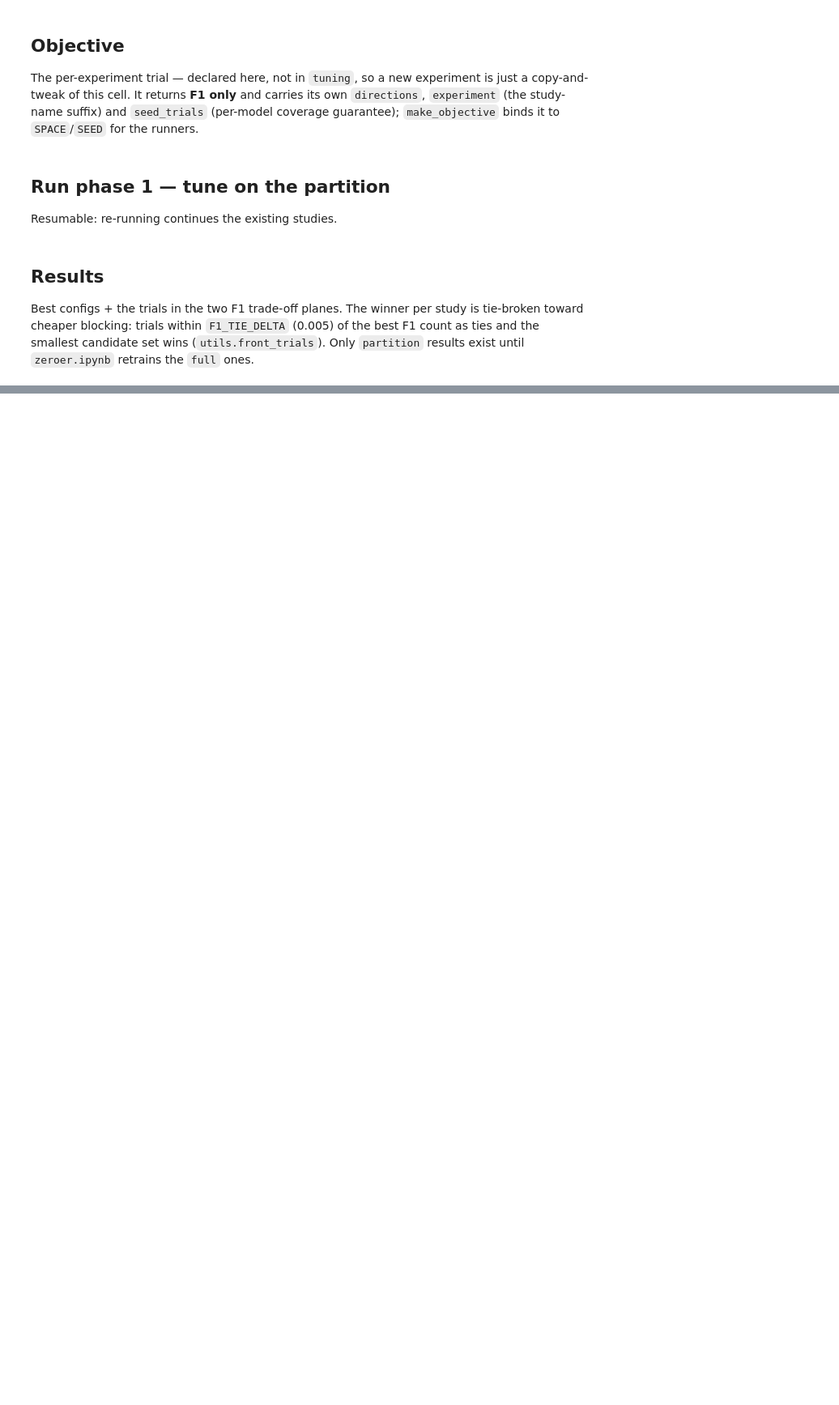
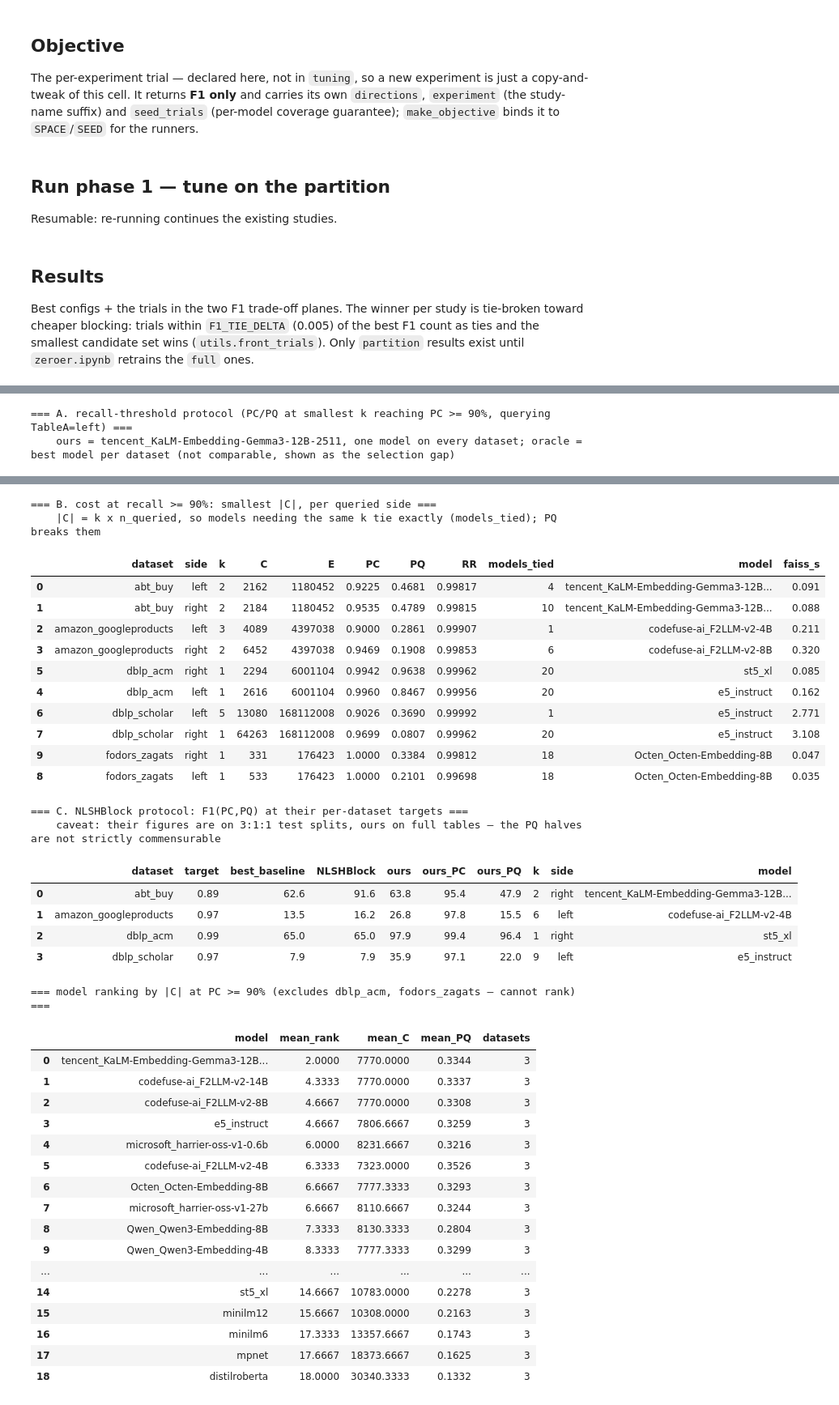
Before and after one commit to mdarm/pyJedAI, a Jupyter notebook: ZeroER/hyperparameter-tuning.ipynb, the cells around one changed output, grey strips where cells are left out. Shown at 81% size. Drawn from its saved outputs; the diff is of its cells as text; code cells hidden in the pictures; blank space fills up the shorter version.

Commit message:
Full blocking experiment results.

```diff
--- a/ZeroER/hyperparameter-tuning.ipynb
+++ b/ZeroER/hyperparameter-tuning.ipynb
@@ -306,0 +491,7 @@ summary = blocking_report()          # per-dataset tables, leaderboard, trade-of
+# %%
+from reporting import literature_report
+
+kpis = literature_report()      # protocols A / B / C + the efficiency ranking
+# %% [output]
+=== A. recall-threshold protocol (PC/PQ at smallest k reaching PC >= 90%, querying TableA=left) ===
+    ours = tencent_KaLM-Embedding-Gemma3-12B-2511, one model on every dataset; oracle = best model per dataset (not comparable, shown as the selection gap)
@@ -306,0 +504,38 @@ summary = blocking_report()          # per-dataset tables, leaderboard, trade-of
+=== B. cost at recall >= 90%: smallest |C|, per queried side ===
+    |C| = k x n_queried, so models needing the same k tie exactly (models_tied); PQ breaks them
+|  | dataset | side | k | C | E | PC | PQ | RR | models_tied | model | faiss_s |
+| 0 | abt_buy | left | 2 | 2162 | 1180452 | 0.9225 | 0.4681 | 0.99817 | 4 | tencent_KaLM-Embedding-Gemma3-12B... | 0.091 |
+| 1 | abt_buy | right | 2 | 2184 | 1180452 | 0.9535 | 0.4789 | 0.99815 | 10 | tencent_KaLM-Embedding-Gemma3-12B... | 0.088 |
+| 2 | amazon_googleproducts | left | 3 | 4089 | 4397038 | 0.9000 | 0.2861 | 0.99907 | 1 | codefuse-ai_F2LLM-v2-4B | 0.211 |
+| 3 | amazon_googleproducts | right | 2 | 6452 | 4397038 | 0.9469 | 0.1908 | 0.99853 | 6 | codefuse-ai_F2LLM-v2-8B | 0.320 |
+| 5 | dblp_acm | right | 1 | 2294 | 6001104 | 0.9942 | 0.9638 | 0.99962 | 20 | st5_xl | 0.085 |
+| 4 | dblp_acm | left | 1 | 2616 | 6001104 | 0.9960 | 0.8467 | 0.99956 | 20 | e5_instruct | 0.162 |
+| 6 | dblp_scholar | left | 5 | 13080 | 168112008 | 0.9026 | 0.3690 | 0.99992 | 1 | e5_instruct | 2.771 |
+| 7 | dblp_scholar | right | 1 | 64263 | 168112008 | 0.9699 | 0.0807 | 0.99962 | 20 | e5_instruct | 3.108 |
+| 9 | fodors_zagats | right | 1 | 331 | 176423 | 1.0000 | 0.3384 | 0.99812 | 18 | Octen_Octen-Embedding-8B | 0.047 |
+| 8 | fodors_zagats | left | 1 | 533 | 176423 | 1.0000 | 0.2101 | 0.99698 | 18 | Octen_Octen-Embedding-8B | 0.035 |
+=== C. NLSHBlock protocol: F1(PC,PQ) at their per-dataset targets ===
+    caveat: their figures are on 3:1:1 test splits, ours on full tables — the PQ halves are not strictly commensurable
+|  | dataset | target | best_baseline | NLSHBlock | ours | ours_PC | ours_PQ | k | side | model |
+| 0 | abt_buy | 0.89 | 62.6 | 91.6 | 63.8 | 95.4 | 47.9 | 2 | right | tencent_KaLM-Embedding-Gemma3-12B... |
+| 1 | amazon_googleproducts | 0.97 | 13.5 | 16.2 | 26.8 | 97.8 | 15.5 | 6 | left | codefuse-ai_F2LLM-v2-4B |
+| 2 | dblp_acm | 0.99 | 65.0 | 65.0 | 97.9 | 99.4 | 96.4 | 1 | right | st5_xl |
+| 3 | dblp_scholar | 0.97 | 7.9 | 7.9 | 35.9 | 97.1 | 22.0 | 9 | left | e5_instruct |
+=== model ranking by |C| at PC >= 90% (excludes dblp_acm, fodors_zagats — cannot rank) ===
+|  | model | mean_rank | mean_C | mean_PQ | datasets |
+| 0 | tencent_KaLM-Embedding-Gemma3-12B... | 2.0000 | 7770.0000 | 0.3344 | 3 |
+| 1 | codefuse-ai_F2LLM-v2-14B | 4.3333 | 7770.0000 | 0.3337 | 3 |
+| 2 | codefuse-ai_F2LLM-v2-8B | 4.6667 | 7770.0000 | 0.3308 | 3 |
+| 3 | e5_instruct | 4.6667 | 7806.6667 | 0.3259 | 3 |
+| 4 | microsoft_harrier-oss-v1-0.6b | 6.0000 | 8231.6667 | 0.3216 | 3 |
+| 5 | codefuse-ai_F2LLM-v2-4B | 6.3333 | 7323.0000 | 0.3526 | 3 |
+| 6 | Octen_Octen-Embedding-8B | 6.6667 | 7777.3333 | 0.3293 | 3 |
+| 7 | microsoft_harrier-oss-v1-27b | 6.6667 | 8110.6667 | 0.3244 | 3 |
+| 8 | Qwen_Qwen3-Embedding-8B | 7.3333 | 8130.3333 | 0.2804 | 3 |
+| 9 | Qwen_Qwen3-Embedding-4B | 8.3333 | 7777.3333 | 0.3299 | 3 |
+| ... | ... | ... | ... | ... | ... |
+| 14 | st5_xl | 14.6667 | 10783.0000 | 0.2278 | 3 |
+| 15 | minilm12 | 15.6667 | 10308.0000 | 0.2163 | 3 |
+| 16 | minilm6 | 17.3333 | 13357.6667 | 0.1743 | 3 |
+| 17 | mpnet | 17.6667 | 18373.6667 | 0.1625 | 3 |
+| 18 | distilroberta | 18.0000 | 30340.3333 | 0.1332 | 3 |
```
Also changed, not shown: parts of 16 cells of this notebook, 2 other files.
